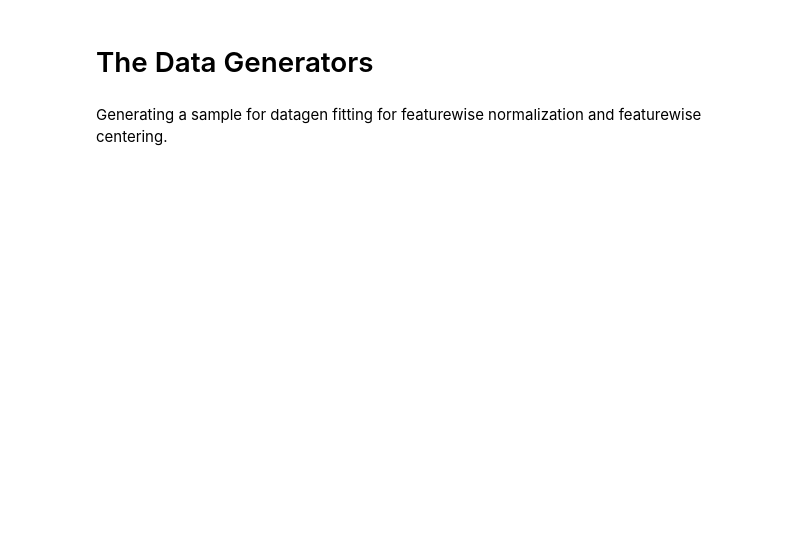
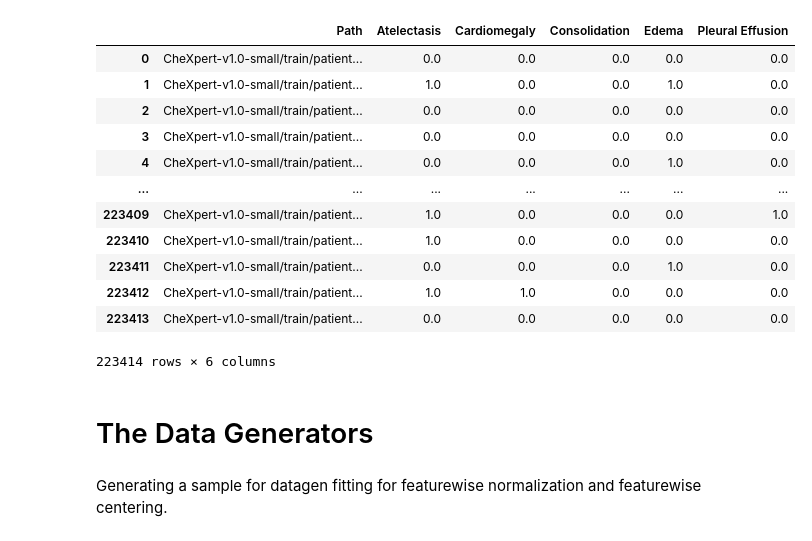
Before and after one commit to RoxyHou/Chexpert-Xception, a Jupyter notebook: Xception/notebook_xception.ipynb, the cells around one changed output. Cells and saved outputs as stored; diff of their text form; code cells hidden in the pictures; blank space fills up the shorter version.

```diff
--- a/Xception/notebook_xception.ipynb
+++ b/Xception/notebook_xception.ipynb
@@ -47,6 +36,22 @@ def clean_df(df):
 # %%
 df = clean_df(df)
 df_val = clean_df(df_val)
+# %%
+df
+# %% [output]
+|  | Path | Atelectasis | Cardiomegaly | Consolidation | Edema | Pleural Effusion |
+| 0 | CheXpert-v1.0-small/train/patient... | 0.0 | 0.0 | 0.0 | 0.0 | 0.0 |
+| 1 | CheXpert-v1.0-small/train/patient... | 1.0 | 0.0 | 0.0 | 1.0 | 0.0 |
+| 2 | CheXpert-v1.0-small/train/patient... | 0.0 | 0.0 | 0.0 | 0.0 | 0.0 |
+| 3 | CheXpert-v1.0-small/train/patient... | 0.0 | 0.0 | 0.0 | 0.0 | 0.0 |
+| 4 | CheXpert-v1.0-small/train/patient... | 0.0 | 0.0 | 0.0 | 1.0 | 0.0 |
+| ... | ... | ... | ... | ... | ... | ... |
+| 223409 | CheXpert-v1.0-small/train/patient... | 1.0 | 0.0 | 0.0 | 0.0 | 1.0 |
+| 223410 | CheXpert-v1.0-small/train/patient... | 1.0 | 0.0 | 0.0 | 0.0 | 0.0 |
+| 223411 | CheXpert-v1.0-small/train/patient... | 0.0 | 0.0 | 0.0 | 1.0 | 0.0 |
+| 223412 | CheXpert-v1.0-small/train/patient... | 1.0 | 1.0 | 0.0 | 0.0 | 0.0 |
+| 223413 | CheXpert-v1.0-small/train/patient... | 0.0 | 0.0 | 0.0 | 0.0 | 0.0 |
+223414 rows × 6 columns
 # %% [markdown]
 # The Data Generators
 # %%
```
Also changed, not shown: parts of 7 cells of this notebook, 1 other file.
